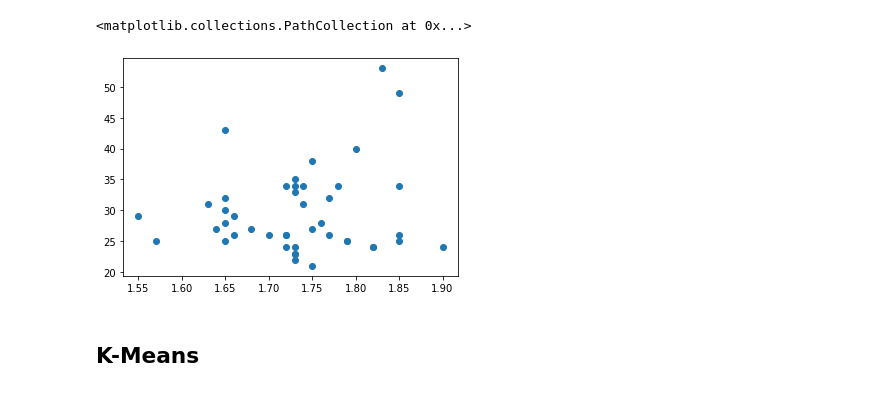
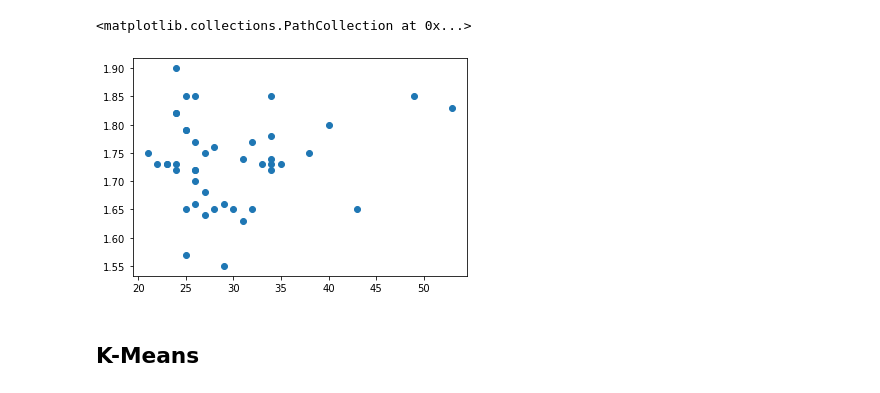
Before and after one commit to cesaraceytuno/STATISTICAL_LEARNING_2, a Jupyter notebook: Practicas/Practica1/Practica1.ipynb, the cells around one changed output. Saved outputs shown, nothing was run; the diff lists cells and outputs as text; code cells hidden in the pictures.

```diff
--- a/Practicas/Practica1/Practica1.ipynb
+++ b/Practicas/Practica1/Practica1.ipynb
@@ -7,10 +7,10 @@ from sklearn.mixture import GaussianMixture
 train = pd.read_excel('estaturas.xlsx', sheet_name='normales')
 test = pd.read_excel('estaturas.xlsx', sheet_name='valtest(normales)')
 # %%
-plt.scatter(x=train["Estatura(metros)"], y=train["Edad(años)"])
+plt.scatter(y=train["Estatura(metros)"], x=train["Edad(años)"])
 # %% [output]
 <matplotlib.collections.PathCollection at 0x...>
-[figure, old version]
+[figure, new version]
 # %% [markdown]
 ## K-Means
 # %%
```
Also changed, not shown: parts of 20 cells of this notebook.
